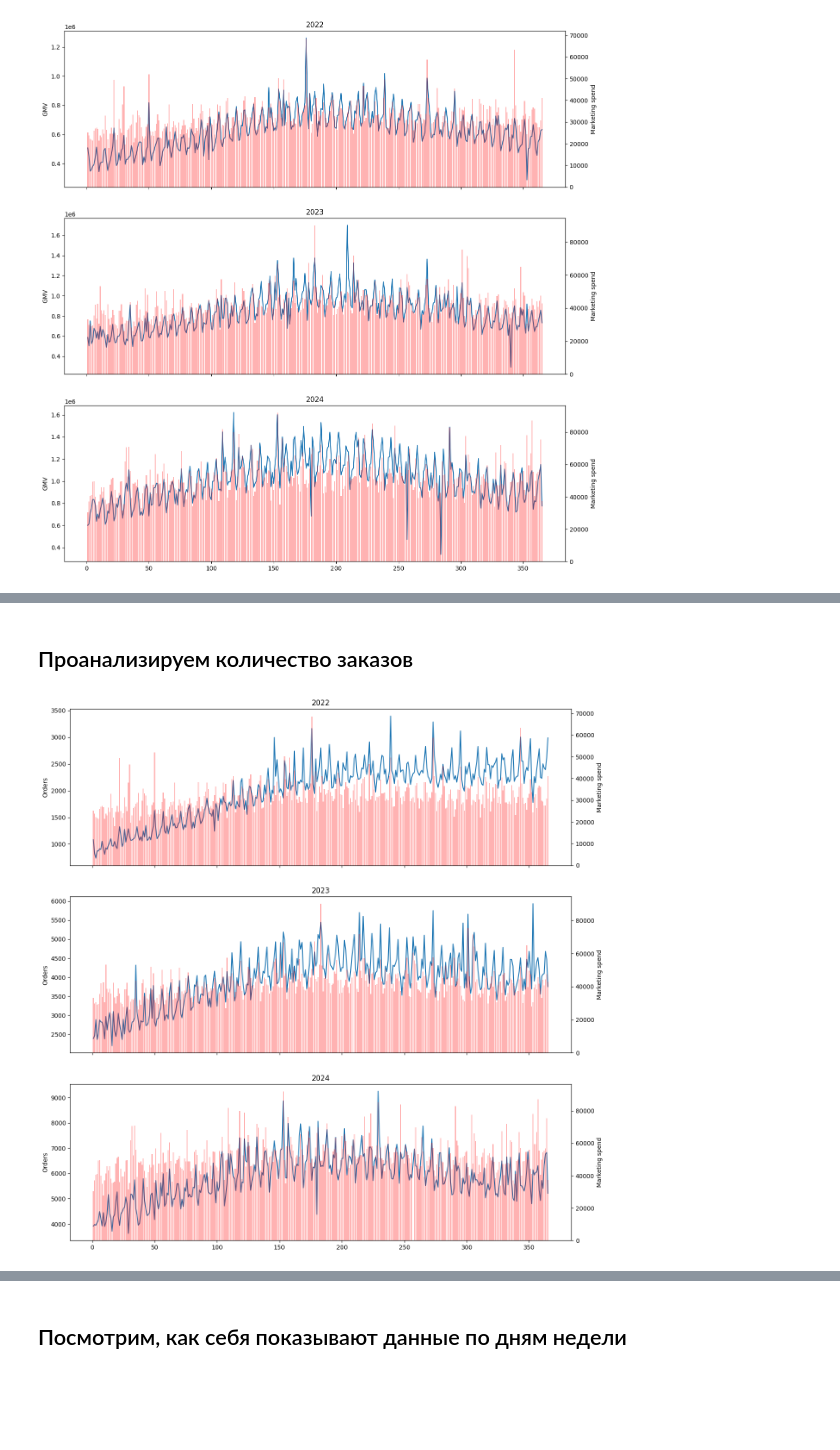
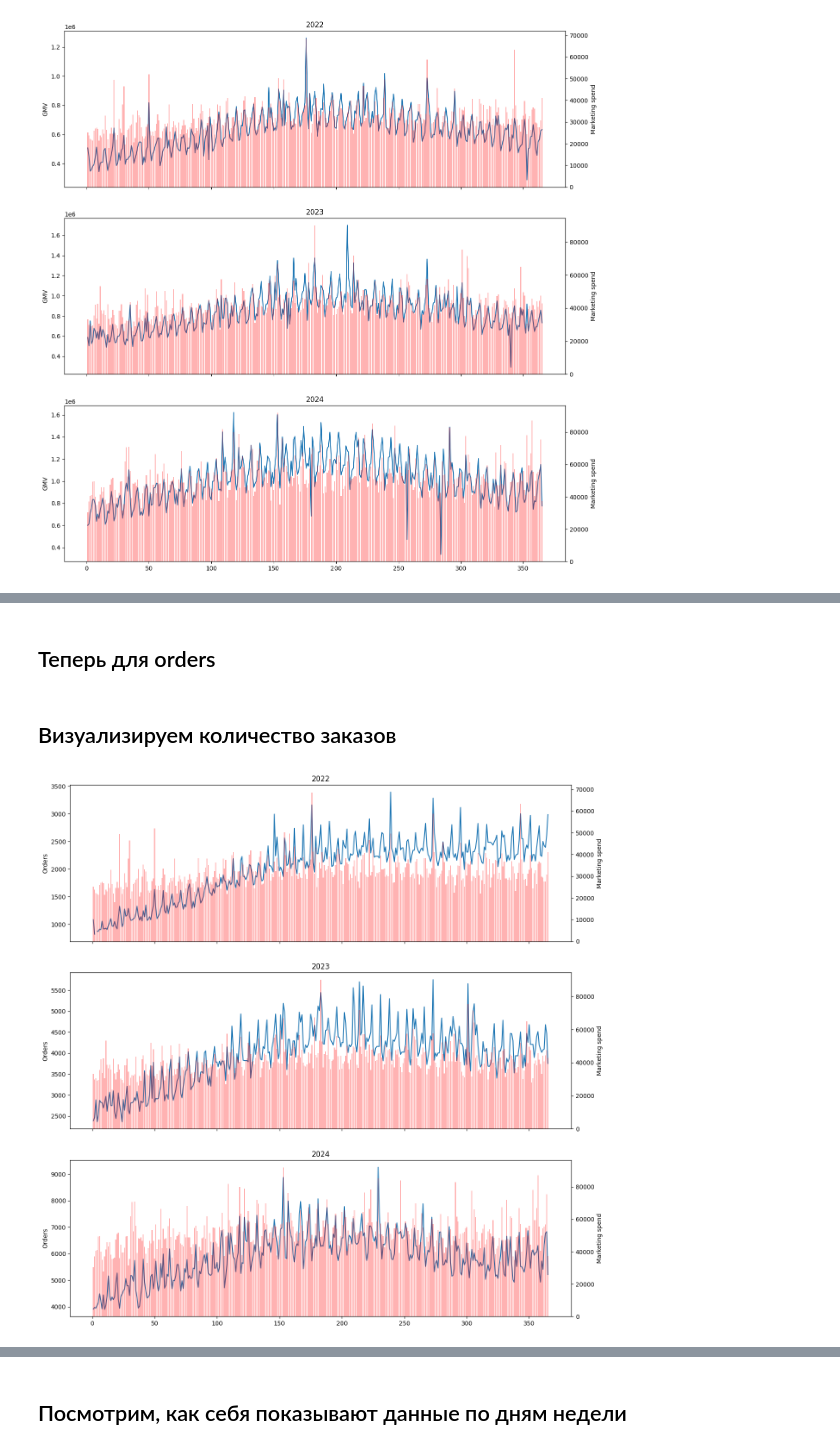
Before and after one commit to Sordid-Slug/test_ozon, a Jupyter notebook: model/forecast.ipynb, the cells around one changed output, grey strips where cells are left out. Cells and saved outputs as stored; diff of their text form; code cells hidden in the pictures; blank space fills up the shorter version.

Commit message:
preprocessing advanced via MSTL and residuals

```diff
--- a/model/forecast.ipynb
+++ b/model/forecast.ipynb
@@ -207,3 +159,0 @@ df[(df['is_outlier'] == True) & (df['is_promo_active'] == 0)]
-# %%
-index_to_drop = df[(df['is_outlier'] == True) & (df['is_promo_active'] == 0)].index
-df.drop(index=index_to_drop, inplace=True)
@@ -216,0 +162,21 @@ df.loc[
+# %%
+test_df = df.copy()
+
+mstl = MSTL(test_df['gmv'], periods=[7, 365])
+res = mstl.fit()
+
+test_df['residual'] = res.resid
+
+q1 = test_df['residual'].quantile(0.25)
+q3 = test_df['residual'].quantile(0.75)
+iqr = q3 - q1
+
+lower = q1 - 1.5 * iqr
+upper = q3 + 1.5 * iqr
+
+test_df['is_outlier'] = (
+    (test_df['residual'].lt(lower))
+    | (test_df['residual'].gt(upper))
+)
+
+test_df['is_marketing_big'] = test_df['marketing_spend'] > test_df['marketing_spend'].quantile(0.75)
@@ -216,0 +221,19 @@ df.loc[
+# %% [markdown]
+## Теперь для orders
+# %%
+mstl = MSTL(test_df['orders'], periods=[7, 365])
+res = mstl.fit()
+
+test_df['residual'] = res.resid
+
+q1 = test_df['residual'].quantile(0.25)
+q3 = test_df['residual'].quantile(0.75)
+iqr = q3 - q1
+
+lower = q1 - 1.3 * iqr
+upper = q3 + 1.3 * iqr
+
+test_df['is_outlier'] = (
+    (test_df['residual'].lt(lower))
+    | (test_df['residual'].gt(upper))
+)
@@ -217,32 +251,34 @@ df.loc[
 # %% [markdown]
-## Проанализируем количество заказов
+## Визуализируем количество заказов
 # %%
+years = (2022, 2023, 2024)
+
 fig, axes = plt.subplots(3, 1, figsize=(15, 16), sharex=True)
 
 for i, year in enumerate(years):
     ax = axes[i]
-    sub = df[df.year == year]
+    sub = test_df[test_df.year == year]
 
     ax.plot(
         sub.day_of_year,
         sub.orders,
     )
     ax.set_title(year)
     ax.set_ylabel('Orders')
 
     ax2 = ax.twinx()
     ax2.bar(
         sub.day_of_year,
         sub.marketing_spend,
         alpha=0.3,
         color='red',
     )
     ax2.set_ylabel('Marketing spend')
 
 plt.xlabel('День в году')
 plt.show()
 # %% [output]
-[figure, old version]
+[figure, new version]
 # %%
 fig, axes = plt.subplots(3, 1, figsize=(15, 16), sharex=True)
 
```
Also changed, not shown: parts of 32 cells of this notebook, 1 other file.
